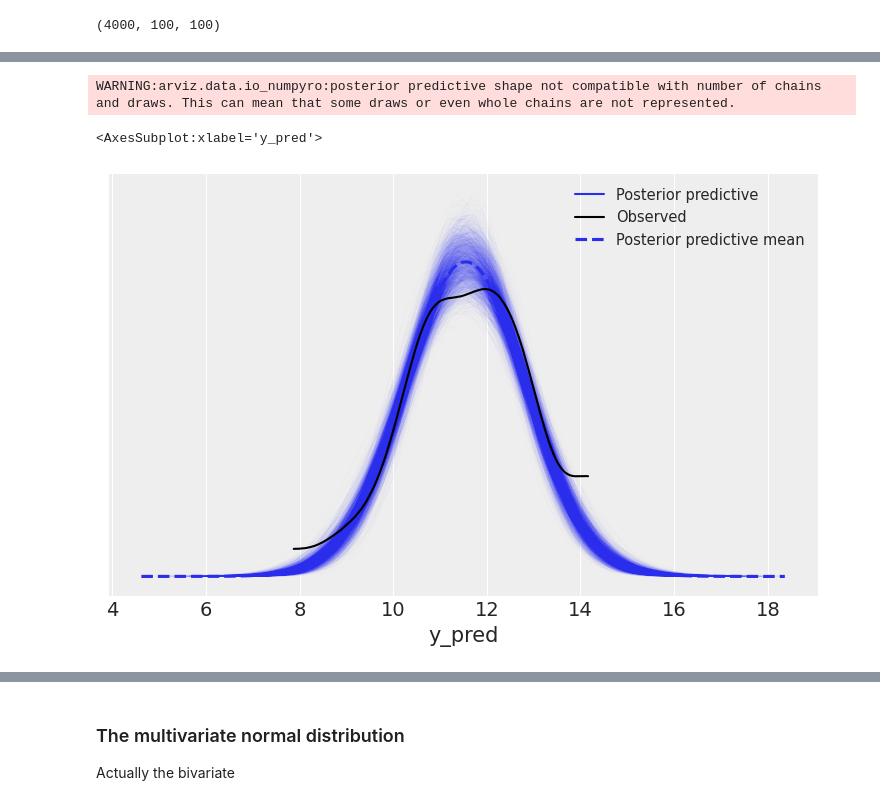
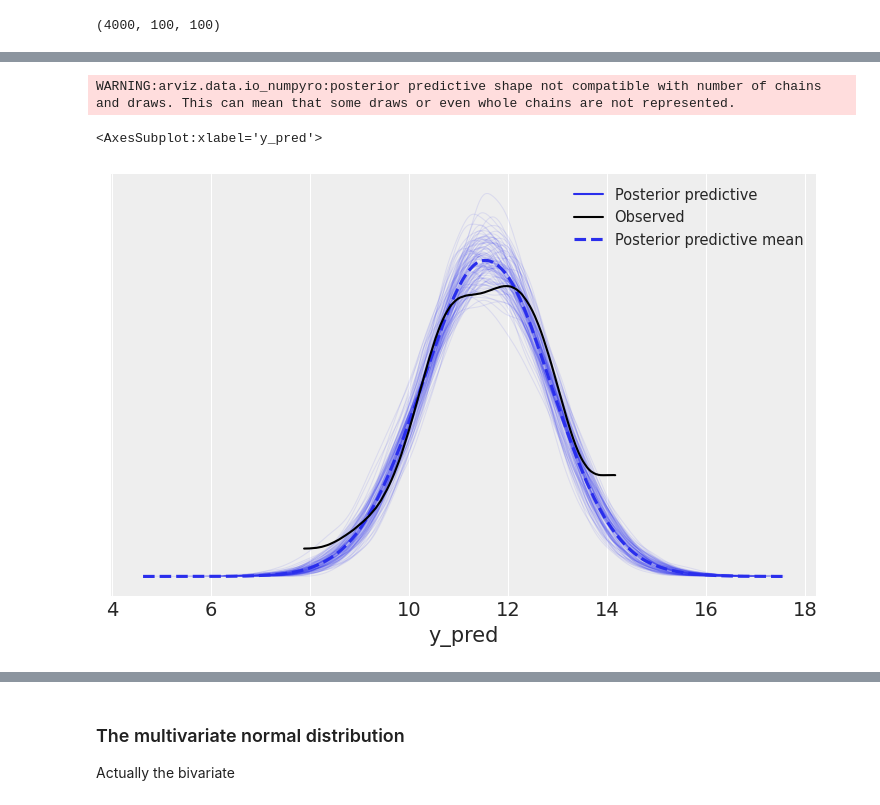
Before and after one commit to tallamjr/bap-numpyro, a Jupyter notebook: notebooks/03-modeling-with-Linear-regressions.ipynb, the cells around one changed output, grey strips where cells are left out. Drawn from its saved outputs; the diff is of its cells as text; code cells hidden in the pictures.

```diff
--- a/notebooks/03-modeling-with-Linear-regressions.ipynb
+++ b/notebooks/03-modeling-with-Linear-regressions.ipynb
@@ -155,10 +155,10 @@ ppc['y_pred'].shape
 # %%
 samples = az.from_numpyro(mcmc, posterior_predictive=ppc)
-az.plot_ppc(samples, mean=True, observed=True, alpha=0.01)
+az.plot_ppc(samples, mean=True, observed=True, alpha=0.1)
 # %% [output]
 WARNING:arviz.data.io_numpyro:posterior predictive shape not compatible with number of chains and draws. This can mean that some draws or even whole chains are not represented.
 <AxesSubplot:xlabel='y_pred'>
-[figure, old version]
+[figure, new version]
 # %%
 plt.plot(x, y, 'b.')
 plt.plot(x, alpha_m + beta_m * x, c='k',
```
Also changed, not shown: parts of 3 cells of this notebook.
